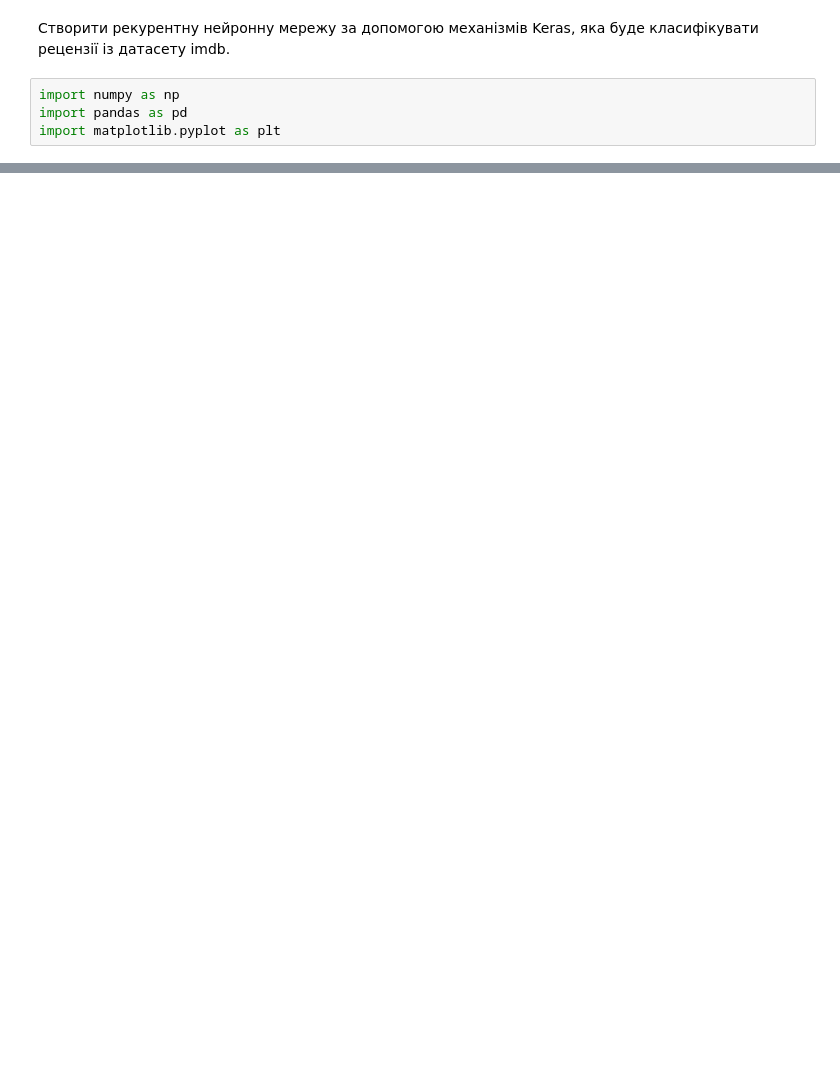
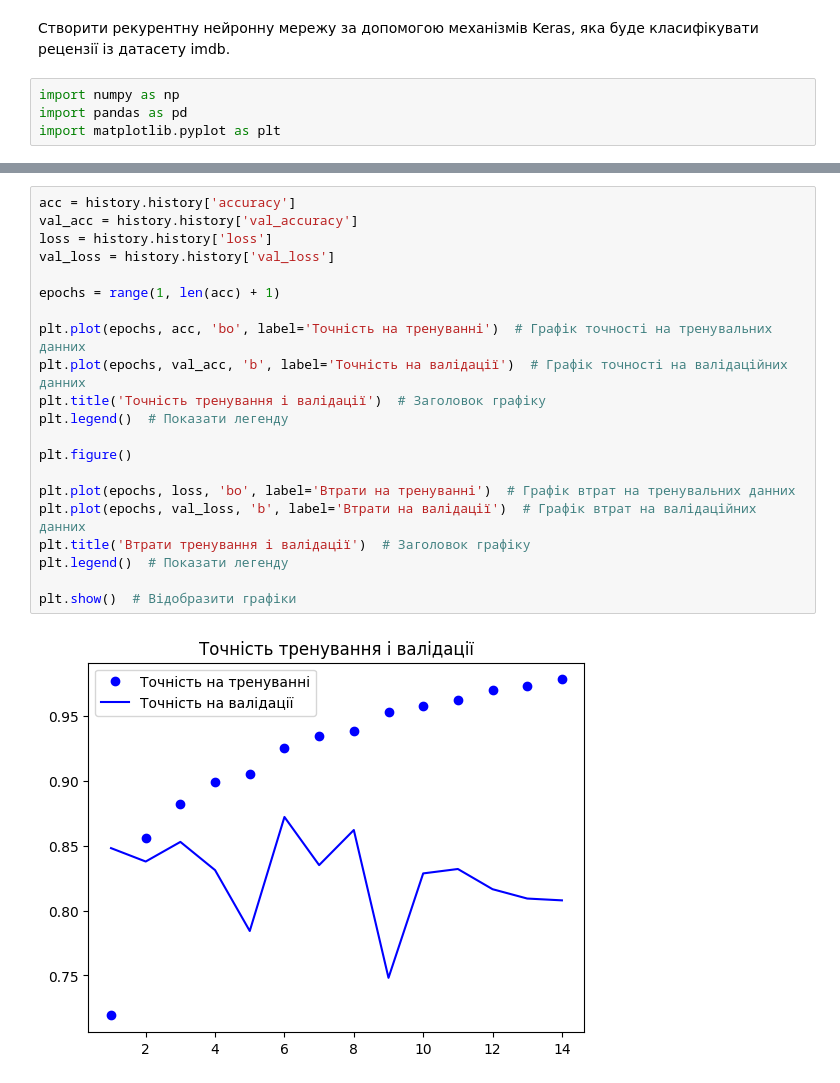
Before and after one commit to tarsweb-Python-GOIT/DS-HW, a Jupyter notebook: HW-11.ipynb, the cells around one changed output, grey strips where cells are left out. Cells and saved outputs as stored; diff of their text form; blank space fills up the shorter version.

```diff
--- a/HW-11.ipynb
+++ b/HW-11.ipynb
@@ -53,0 +155,23 @@ get_reading_text(x_train[0])
+# %%
+acc = history.history['accuracy']
+val_acc = history.history['val_accuracy']
+loss = history.history['loss']
+val_loss = history.history['val_loss']
+
+epochs = range(1, len(acc) + 1)
+
+plt.plot(epochs, acc, 'bo', label='Точність на тренуванні')  # Графік точності на тренувальних данних
+plt.plot(epochs, val_acc, 'b', label='Точність на валідації')  # Графік точності на валідаційних данних
+plt.title('Точність тренування і валідації')  # Заголовок графіку
+plt.legend()  # Показати легенду
+
+plt.figure()
+
+plt.plot(epochs, loss, 'bo', label='Втрати на тренуванні')  # Графік втрат на тренувальних данних
+plt.plot(epochs, val_loss, 'b', label='Втрати на валідації')  # Графік втрат на валідаційних данних
+plt.title('Втрати тренування і валідації')  # Заголовок графіку
+plt.legend()  # Показати легенду
+
+plt.show()  # Відобразити графіки
+# %% [output]
+[figure, added]
```
Also changed, not shown: parts of 12 cells of this notebook.
